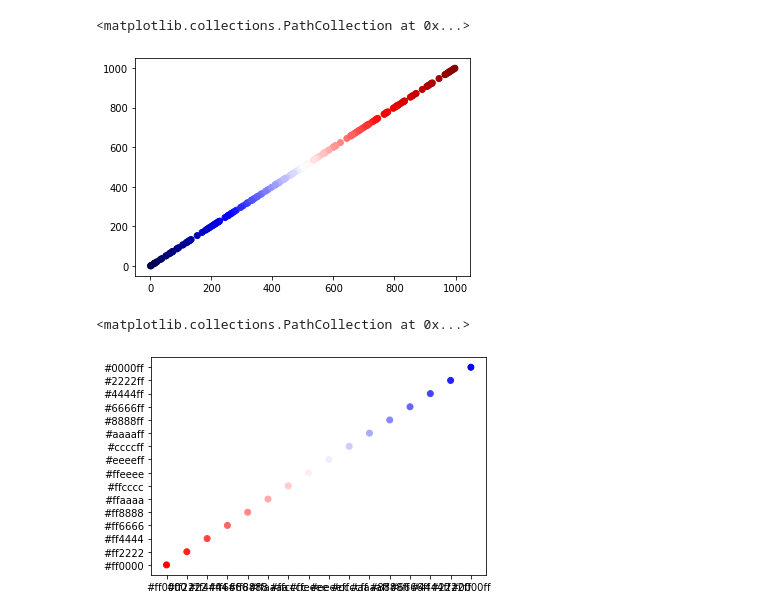
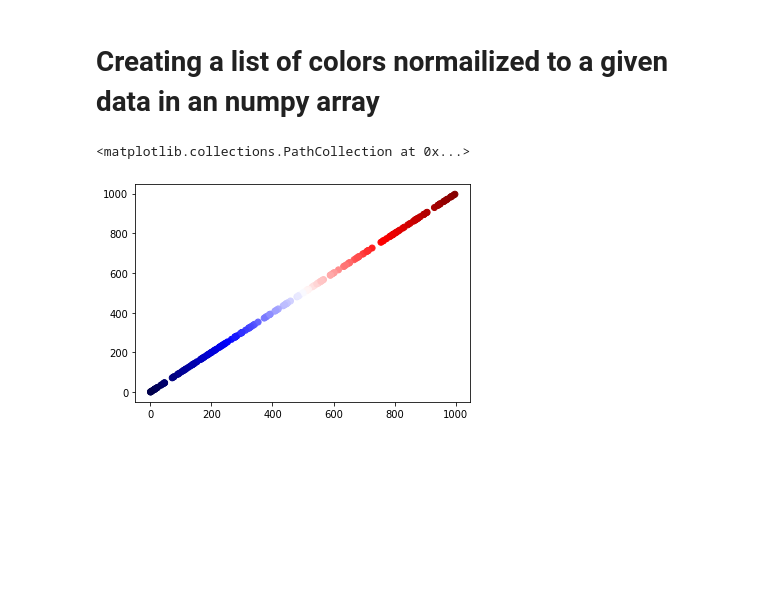
Before and after one commit to binodbhttr/mycolorpy, a Jupyter notebook: usage_example.ipynb, the cells around one changed output. Cells and saved outputs as stored; diff of their text form; code cells hidden in the pictures; blank space fills up the shorter version.

```diff
--- a/usage_example.ipynb
+++ b/usage_example.ipynb
@@ -23,33 +25,10 @@ NameError: name 'plt' is not defined
+# %% [markdown]
+# Creating a list of colors normailized to a given data in an numpy array
 # %%
 a=random.randint(1000, size=(200))
 a=np.array(a)
-color1=mcp.gen_color_normalized(see_map="seismic",data_arr=a)
+color1=mcp.gen_color_normalized(cmap="seismic",data_arr=a)
 plt.scatter(a,a,c=color1)
 # %% [output]
 <matplotlib.collections.PathCollection at 0x...>
-[figure, old version]
+[figure, new version]
-# %%
-import matplotlib.pyplot as plt
-import matplotlib.colors as colors
-import numpy as np
-
-def gen_color(see_map,n,reversed=False):
-    '''Generates n distinct color from a given colormap%%!
-    Returns: a list with hex values of colors
-    '''
-    cmap = plt.cm.get_cmap(str(see_map),) # select the desired cmap
-    arr=np.linspace(0,1,n) #create a list with numbers from 0 to 1 with n items
-    colorlist=list()
-    for c in arr:
-        rgba=cmap(c) #select the rgba value of the cmap at point c which is a number between 0 to 1
-        clr=colors.rgb2hex(rgba) #convert to hex
-        colorlist.append(str(clr)) # create a list of these colors
-    if reversed==True:
-        colorlist.reverse()
-    return colorlist
-
-color3=gen_color(see_map="bwr",n=16,reversed=True)
-plt.scatter(color3,color3,c=color3)
-# %% [output]
-<matplotlib.collections.PathCollection at 0x...>
-[figure, removed]
```
Also changed, not shown: parts of 5 cells of this notebook, 5 other files.
